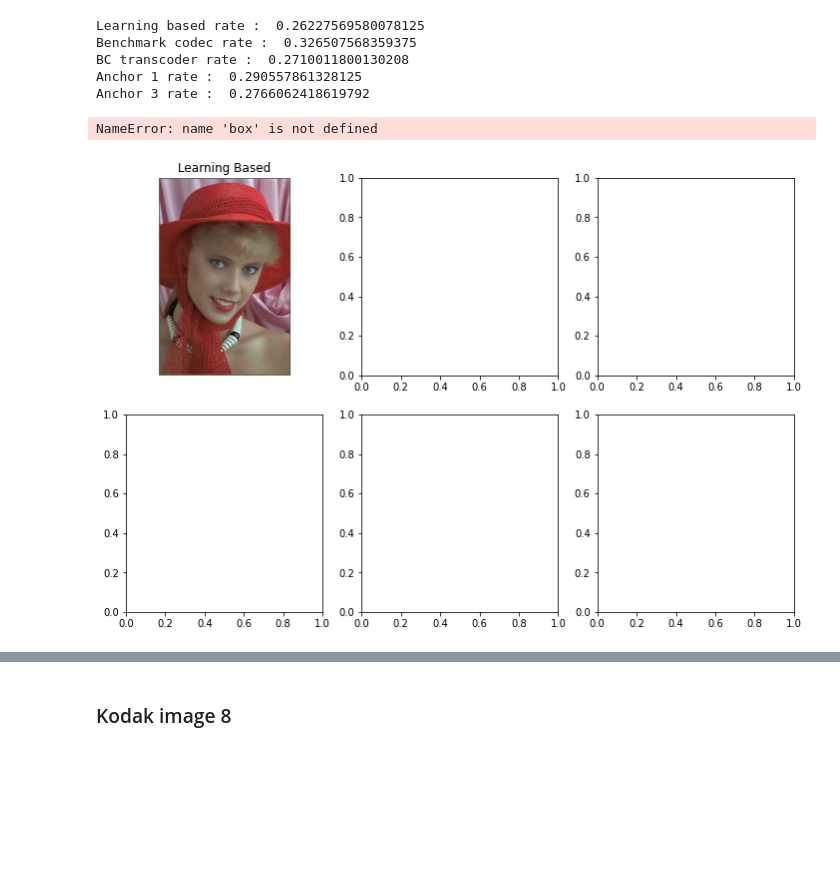
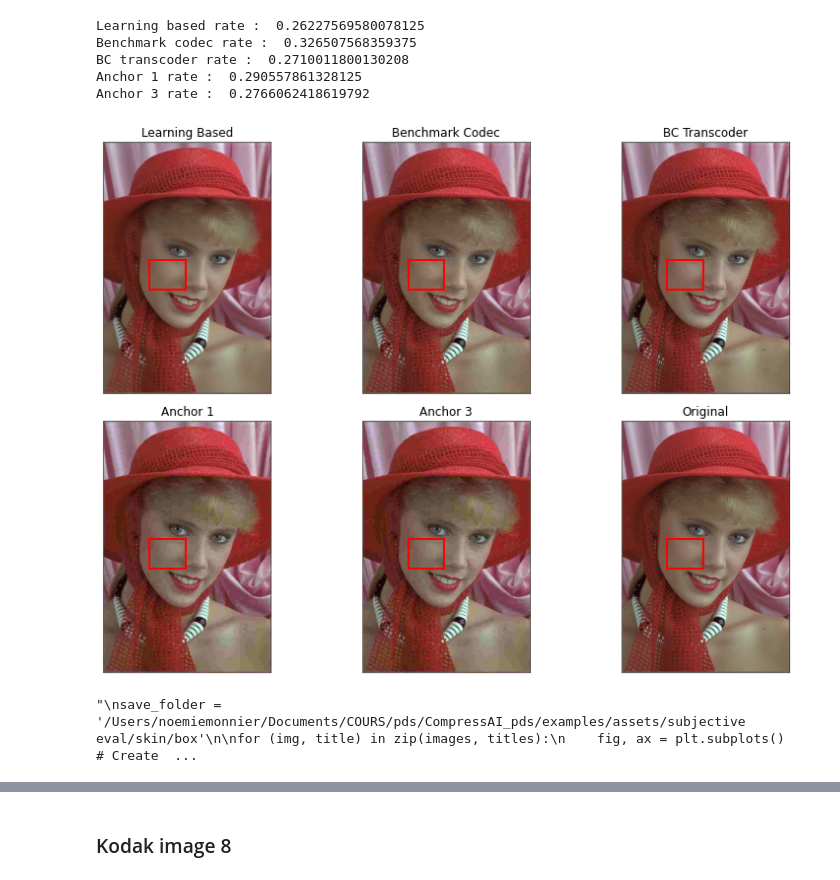
Before and after one commit to nmonnier99/pds, a Jupyter notebook: CompressAI_pds/examples/model_testing.ipynb, the cells around one changed output, grey strips where cells are left out. Cells and saved outputs as stored; diff of their text form; code cells hidden in the pictures; blank space fills up the shorter version.

```diff
--- a/CompressAI_pds/examples/model_testing.ipynb
+++ b/CompressAI_pds/examples/model_testing.ipynb
@@ -973,36 +1001,39 @@ Anchor 3 rate :  0.2766062418619792
 images = [img_learningbased, img_benchmarkcodec, img_bctranscoder, img_anchor1, img_anchor3, img_original]
 titles = ['Learning Based', 'Benchmark Codec', 'BC Transcoder', 'Anchor 1', 'Anchor 3', 'Original']
 save_folder = '/Users/noemiemonnier/Documents/COURS/pds/CompressAI_pds/examples/assets/subjective eval/skin/box'
+box = (140, 360, 250, 449)
 
 # Create a 2x3 grid of subplots
 fig, axes = plt.subplots(2, 3, figsize=(12, 8))
 
 # Flatten the axes array to iterate over it easily
 axes = axes.flatten()
 
 # Iterate over the images and titles and plot them in the corresponding subplot
 for i, (image, title) in enumerate(zip(images, titles)):
     axes[i].imshow(image)
     axes[i].set_title(title)
     axes[i].axis('off')
 
     rect = patches.Rectangle((box[0], box[1]), box[2] - box[0], box[3] - box[1],
                              linewidth=2, edgecolor='red', facecolor='none')
     axes[i].add_patch(rect)
 
 # Adjust the spacing between subplots
 plt.tight_layout()
 
 # Show the plot
 plt.show()
 
 
 #plot_metric('kodak', 'PSNR-YUV', 4)
 #plot_metric('kodak', 'IW-SSIM', 4)
 # %% [output]
-NameError: name 'box' is not defined
-[figure, old version]
+[figure, new version]
 # %%
+## SAVES THE IMAGES
+
+"""
 save_folder = '/Users/noemiemonnier/Documents/COURS/pds/CompressAI_pds/examples/assets/subjective eval/skin/box'
 
 for (img, title) in zip(images, titles):
@@ -1016,6 +1047,10 @@ for (img, title) in zip(images, titles):
     save_path = os.path.join(save_folder, f'{title}_box.png')
     plt.savefig(save_path, bbox_inches='tight')
     plt.show()
+
+"""
+# %% [output]
+"\nsave_folder = '/Users/noemiemonnier/Documents/COURS/pds/CompressAI_pds/examples/assets/subjective eval/skin/box'\n\nfor (img, title) in zip(images, titles):\n    fig, ax = plt.subplots()  # Create  ...
 # %%
 image_path = '/Users/noemiemonnier/Documents/COURS/pds/CompressAI_pds/examples/assets/subjective eval/skin'
 box = (140, 360, 250, 449)
```
Also changed, not shown: parts of 14 cells of this notebook, 6 other files.
